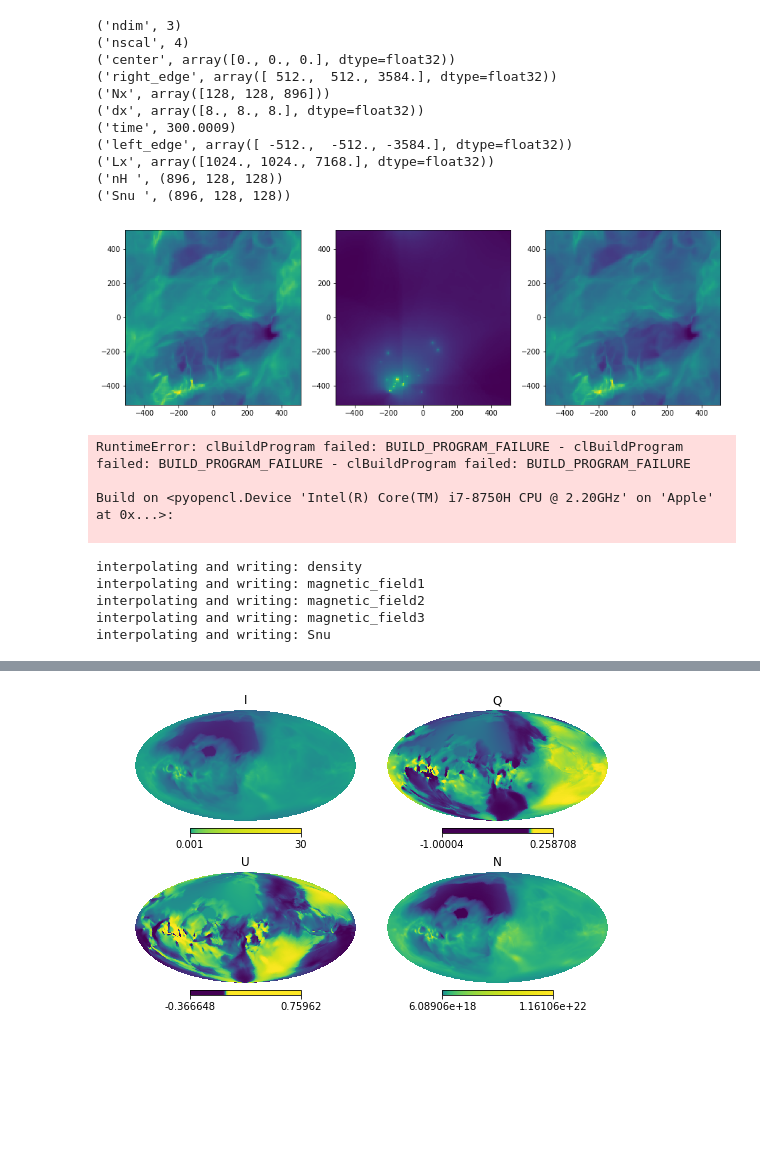
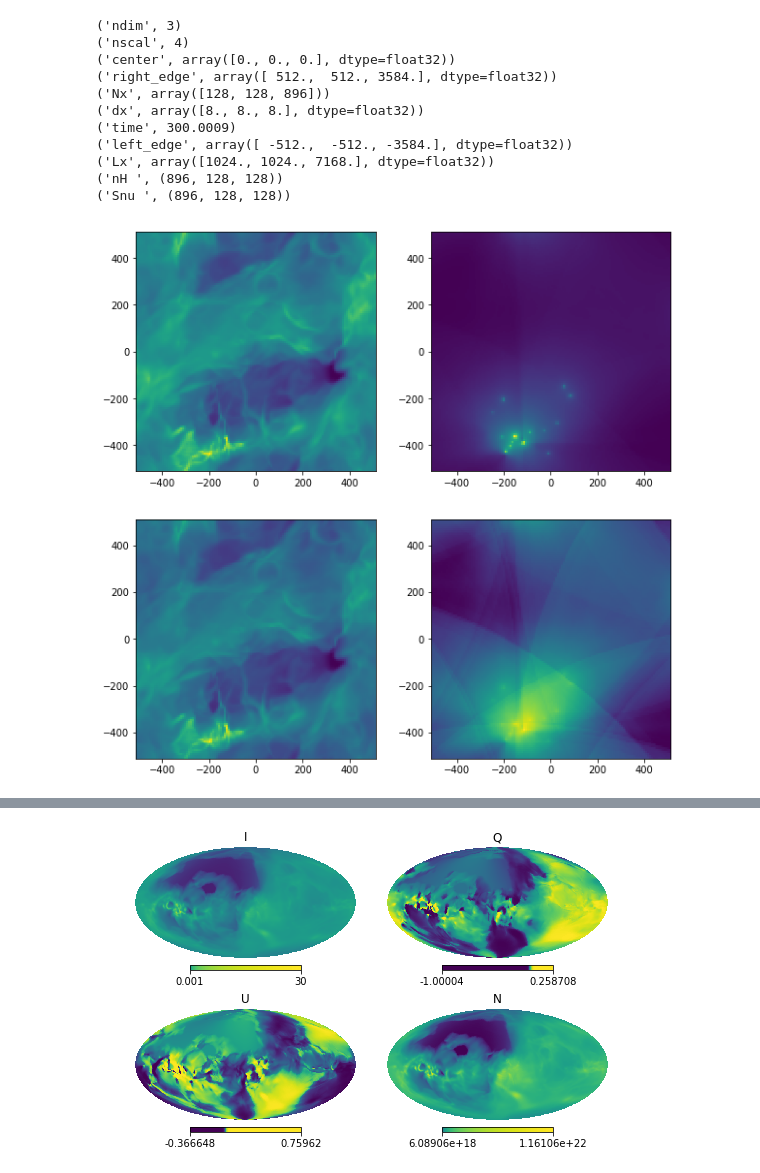
Before and after one commit to changgoo/tigress-dustpol, a Jupyter notebook: map-making.ipynb, the cells around one changed output, grey strips where cells are left out. Saved outputs shown, nothing was run; the diff lists cells and outputs as text; code cells hidden in the pictures; blank space fills up the shorter version.

```diff
--- a/map-making.ipynb
+++ b/map-making.ipynb
@@ -7,7 +7,7 @@
 import sys, os, time
 
 # ----------------------------------------------------------
-# sys.path.append("%s/tigress-dustpol-master/" % os.getcwd())
+#sys.path.append("%s/tigress-dustpol-master/" % os.getcwd())
 sys.path.append(os.getcwd())
 # ----------------------------------------------------------
 
@@ -52,9 +52,9 @@ if (1):
         axes[2].imshow(Snu.value.sum(axis=0),norm=LogNorm(),extent=extent)
         plt.show()
     # dump RT data to plain binary files
-    NX, NY, NZ = nH.shape
+    NZ, NY, NX = nH.shape   # we call the indices (z,y,x)
     fp = file('test.nH', 'wb')
-    np.asarray([NX, NY, NZ], np.int32).tofile(fp)
+    np.asarray([NZ, NY, NX], np.int32).tofile(fp)
     np.asarray(nH,  np.float32).tofile(fp)
     fp.close()
     np.asarray(Snu, np.float32).tofile('test.Snu')
@@ -64,8 +64,8 @@ if (1):
     # sys.exit()
 else:
     # This loads previously saved nH, Snu, Bx, By, Bz
-    NX, NY, NZ = np.fromfile('test.nH', np.int32, 3)
-    nH  = np.fromfile('test.nH' , np.float32)[3:].reshape(NX, NY, NZ)
+    NZ, NY, NX = np.fromfile('test.nH', np.int32, 3)
+    nH  = np.fromfile('test.nH' , np.float32)[3:].reshape(NZ, NY, NX)
     Snu = np.fromfile('test.Snu', np.float32)
     Bx  = np.fromfile('test.Bx',  np.float32)
     By  = np.fromfile('test.By',  np.float32)
@@ -83,53 +83,13 @@ else:
 ('nH ', (896, 128, 128))
 ('Snu ', (896, 128, 128))
 # %%
-fig,axes =  plt.subplots(1,3,figsize=(15,5))
+fig,axes =  plt.subplots(2,2,figsize=(10,10))
 extent   =  [le[0],re[0],le[1],re[1]]
+axes=axes.flatten()
 axes[0].imshow(nH.sum(axis=0),norm=LogNorm(),extent=extent)
 axes[1].imshow(G0prime.sum(axis=0),norm=LogNorm(),extent=extent)
 axes[2].imshow(Snu.value.sum(axis=0),norm=LogNorm(),extent=extent)
+axes[3].imshow((Snu/nH).value.sum(axis=0),norm=LogNorm(),extent=extent)
 plt.show()
 # %% [output]
-[figure, old version]
+[figure, new version]
-# %%
-# ========================================================================================
-GPU    =  0                   # GPU=0 => use CPU, GPU=1 => use GPU
-dx     =  ds.domain['dx'][0]  # Cell size [pc]
-nside  =  128                # Healpix size parameter, 12*nside*nside pixels
-ext    =   0.0                # Extinction  [1/pc] for unit H density
-obspos =  [1.0, 1.0, 1.0]     # Position of the observer (x,y,z) [pc] relative to the centre of the cube
-maxlos = 512.
-
-from HPmapper import *
-import healpy
-
-if (0): # Plot intensity and column density
-    t0 = time.time()
-    M, NH = HealpixMapper(dx, nside, ext, obspos, nH, Snu, GPU=GPU)
-    print("HealpixMapper: %.2f seconds" % (time.time()-t0))
-    plt.figure(1, figsize=(7,6))
-    healpy.mollview(M,  norm='log', min=0.001, max=30.0, fig=1, sub=221,
-                    title='Intensity', margins=[0.01, 0.01, 0.01, 0.02])
-    healpy.mollview(NH, norm='log', fig=1, sub=222,
-                    title='Column density', margins=[0.01, 0.01, 0.01, 0.02])
-    #plt.savefig('IN.png')
-else:   # Plot (I, Q, U, N)
-    t0 = time.time()
-    I, Q, U, N  = PolHealpixMapper(dx, nside, ext, obspos, nH, Snu, Bx, By, Bz, GPU=GPU,
-                                   y_shear=0.0, maxlos=maxlos, p0=0.2, polred=0)
-    print("PolHealpixMapper: %.2f seconds" % (time.time()-t0))
-    ##  NSIDE=1024   CPU= 5.7 seconds, GPU=1.2 seconds
-    ##  NSIDE=2048   CPU=20.1 seconds, GPU=2.2 seconds  ... 1.74 seconds with cached kernel
-    plt.figure(1, figsize=(7,4.5))
-    healpy.mollview(I, fig=1, sub=221, title='I', margins=[0.015, 0.020, 0.015, 0.02], norm='log', min=0.001, max=30.0)
-    healpy.mollview(Q, fig=1, sub=222, title='Q', margins=[0.015, 0.020, 0.015, 0.02], norm='hist')
-    healpy.mollview(U, fig=1, sub=223, title='U', margins=[0.015, 0.020, 0.015, 0.02], norm='hist')
-    healpy.mollview(N, fig=1, sub=224, title='N', margins=[0.015, 0.020, 0.015, 0.02], norm='log')
-    #plt.savefig('IQUN.png')
-
-plt.show()
-# %% [output]
-RuntimeError: clBuildProgram failed: BUILD_PROGRAM_FAILURE - clBuildProgram failed: BUILD_PROGRAM_FAILURE - clBuildProgram failed: BUILD_PROGRAM_FAILURE
-
-Build on <pyopencl.Device 'Intel(R) Core(TM) i7-8750H CPU @ 2.20GHz' on 'Apple' at 0x...>:
-
@@ -144,14 +105,16 @@ domain['fields']=['density','magnetic_field1','magnetic_field2','magnetic_field3
 # %%
+from old_mapmaker import los_dump_from_data,calc_IQU
+
+domain=ds.domain
+domain['shear']=False
+domain['qshear']=1.0
+domain['Omega']=0.028
+domain['fields']=['density','magnetic_field1','magnetic_field2','magnetic_field3']
+
 Nside=nside
 center=obspos
 smax=maxlos
 
 for data,field in zip([nH,Bx,By,Bz],['density','magnetic_field1','magnetic_field2','magnetic_field3']):
-    los_dump_from_data(data,domain,dx,smax,field,Nside=Nside,center=center,force_write=True)
-los_dump_from_data(Snu.value,domain,dx,smax,'Snu',Nside=Nside,center=center,force_write=True)
+    los_dump_from_data(data,domain,dx,smax,field,Nside=Nside,center=center,force_write=False)
+los_dump_from_data(Snu.value,domain,dx,smax,'Snu',Nside=Nside,center=center,force_write=False)
-# %% [output]
-interpolating and writing: density
-interpolating and writing: magnetic_field1
-interpolating and writing: magnetic_field2
-interpolating and writing: magnetic_field3
-interpolating and writing: Snu
```
Also changed, not shown: parts of 4 cells of this notebook, 5 other files.
